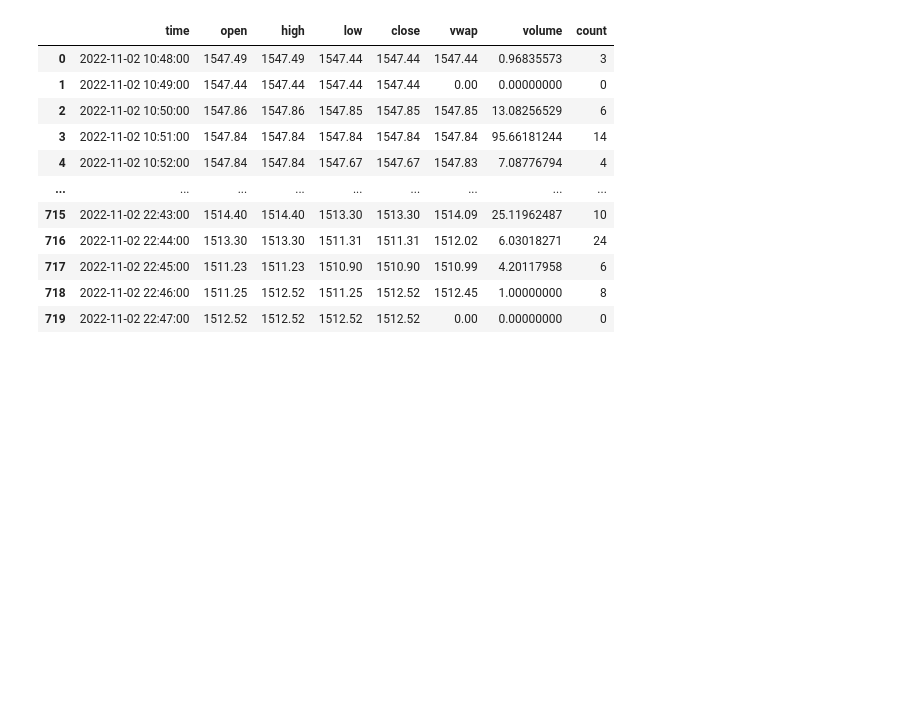
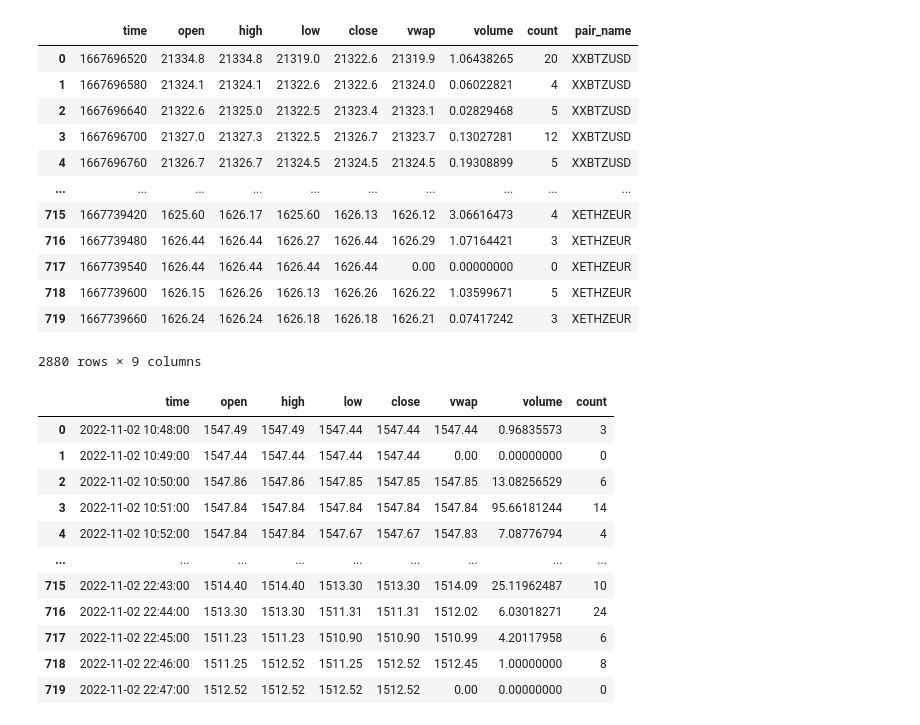
Before and after one commit to javieraquique/cryptodata, a Jupyter notebook: testing_nb.ipynb, the cells around one changed output. Drawn from its saved outputs; the diff is of its cells as text; code cells hidden in the pictures; blank space fills up the shorter version.

Commit message:
All data retrieved

```diff
--- a/testing_nb.ipynb
+++ b/testing_nb.ipynb
@@ -46,2 +13,56 @@ data = getTickers(pair)
+# %%
+ohlc = json.loads('{}')
+# %%
+def getData():
+    ohlc = []
+    for crypto in cryptos:
+        for currency in currencies:
+            fresh_data = kraken.query_public(
+                'OHLC',
+                {'pair': crypto + currency}
+            )
+            ohlc.append(fresh_data)
+
+    return ohlc
+# %%
+data = getData()
+# %%
+def buildDf(data):
+    df = pd.DataFrame()
+    for pair in data:
+        pair_name = list(pair['result'].keys())[0]
+        pair_data = pair['result'][pair_name]
+        pair_df = pd.DataFrame.from_records(
+            pair_data,
+            columns=[
+                'time',
+                'open',
+                'high',
+                'low',
+                'close',
+                'vwap',
+                'volume',
+                'count'
+            ])
+        pair_df['pair_name'] = pair_name
+        df = pd.concat([df, pair_df], axis=0)
+
+    return df
+# %%
+buildDf(data)
+# %% [output]
+|  | time | open | high | low | close | vwap | volume | count | pair_name |
+| 0 | 1667696520 | 21334.8 | 21334.8 | 21319.0 | 21322.6 | 21319.9 | 1.06438265 | 20 | XXBTZUSD |
+| 1 | 1667696580 | 21324.1 | 21324.1 | 21322.6 | 21322.6 | 21324.0 | 0.06022821 | 4 | XXBTZUSD |
+| 2 | 1667696640 | 21322.6 | 21325.0 | 21322.5 | 21323.4 | 21323.1 | 0.02829468 | 5 | XXBTZUSD |
+| 3 | 1667696700 | 21327.0 | 21327.3 | 21322.5 | 21326.7 | 21323.7 | 0.13027281 | 12 | XXBTZUSD |
+| 4 | 1667696760 | 21326.7 | 21326.7 | 21324.5 | 21324.5 | 21324.5 | 0.19308899 | 5 | XXBTZUSD |
+| ... | ... | ... | ... | ... | ... | ... | ... | ... | ... |
+| 715 | 1667739420 | 1625.60 | 1626.17 | 1625.60 | 1626.13 | 1626.12 | 3.06616473 | 4 | XETHZEUR |
+| 716 | 1667739480 | 1626.44 | 1626.44 | 1626.27 | 1626.44 | 1626.29 | 1.07164421 | 3 | XETHZEUR |
+| 717 | 1667739540 | 1626.44 | 1626.44 | 1626.44 | 1626.44 | 0.00 | 0.00000000 | 0 | XETHZEUR |
+| 718 | 1667739600 | 1626.15 | 1626.26 | 1626.13 | 1626.26 | 1626.22 | 1.03599671 | 5 | XETHZEUR |
+| 719 | 1667739660 | 1626.24 | 1626.24 | 1626.18 | 1626.18 | 1626.21 | 0.07417242 | 3 | XETHZEUR |
+2880 rows × 9 columns
 # %%
 # data
```
Also changed, not shown: parts of 6 cells of this notebook.
